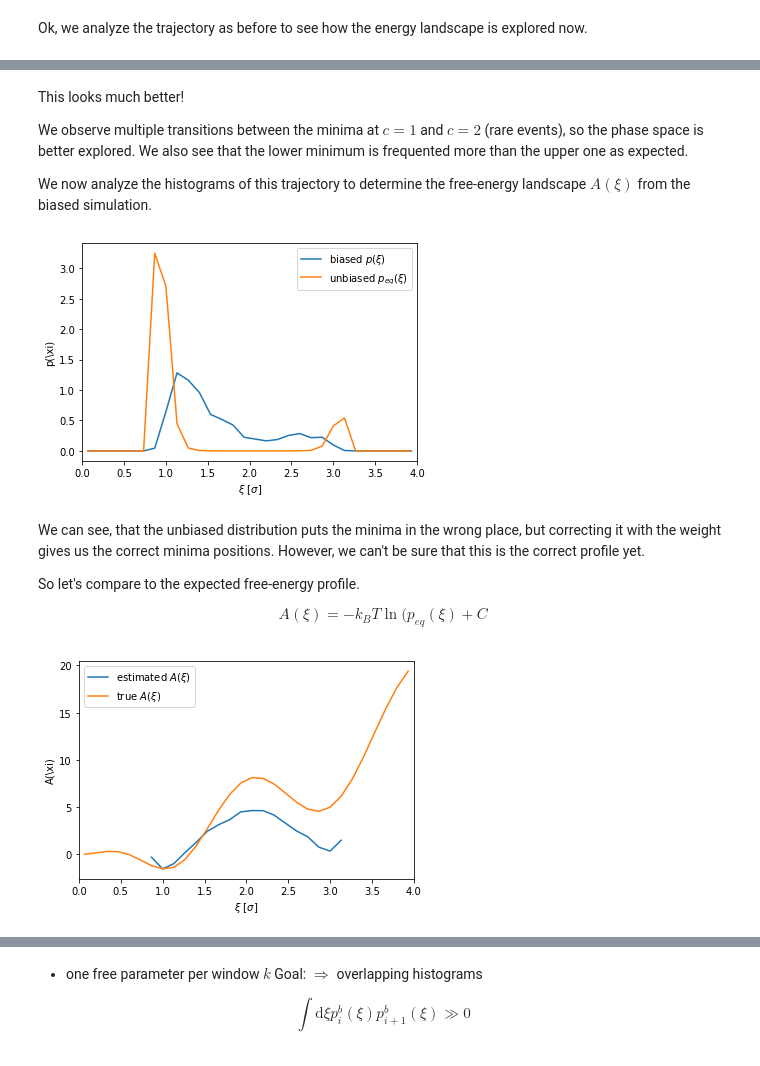
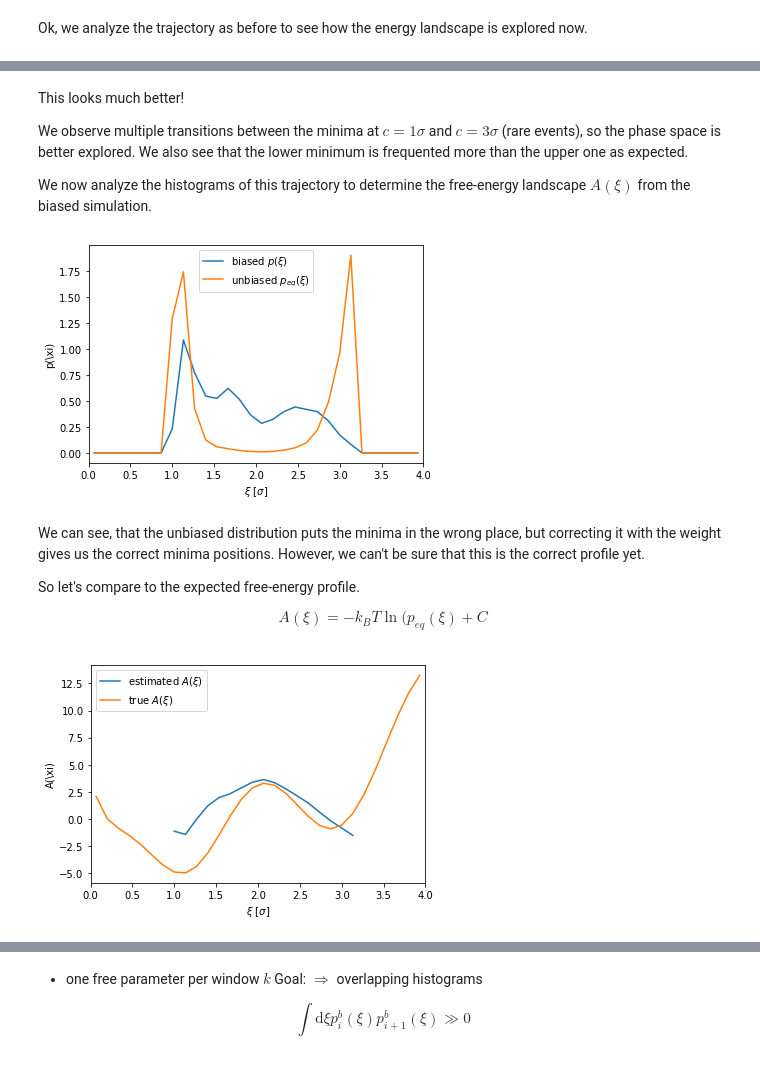
Before and after one commit to SSAGESLabs/PySAGES, a Jupyter notebook: examples/Advanced_Sampling_Introduction.ipynb, the cells around one changed output, grey strips where cells are left out. Cells and saved outputs as stored; diff of their text form; code cells hidden in the pictures.

```diff
--- a/examples/Advanced_Sampling_Introduction.ipynb
+++ b/examples/Advanced_Sampling_Introduction.ipynb
@@ -161,7 +154,7 @@ Let's examine such a system via computer simulations.
 # %%
 import numpy as np
 
-def potential(x, rmin=0, rmax=100, amplitude=1, roughness=4, periodicity=1):
+def potential(x, rmin=0, rmax=100, amplitude=1., roughness=4, periodicity=1):
   energy = x**2
   energy += (1-np.exp(-x**2))*roughness*np.cos(periodicity*x*np.pi)
   energy *= amplitude
@@ -195,0 +201,21 @@ fig.show()
+# %%
+import matplotlib.pyplot as plt
+fig, ax = plt.subplots()
+ax.set_xlabel(r"$r$ $[\sigma]$")
+ax.set_ylabel(r"$A$ $[k_B T]$")
+ax.set_xlim((0,4))
+
+def correct_free_energy(x, energy):
+  corrected_free_energy = energy - np.log(2*np.pi*x**2)
+  corrected_free_energy -= corrected_free_energy[1]
+  return corrected_free_energy
+
+
+x = np.linspace(0,4,100)
+ax.plot(x, correct_free_energy(x, potential(x)[0]), label="reference")
+ax.plot(x, correct_free_energy(x,potential(x, roughness=6)[0]), label="rougher")
+ax.plot(x, correct_free_energy(x, potential(x, amplitude=2)[0]), label="steeper")
+ax.plot(x, correct_free_energy(x, potential(x, periodicity=2)[0]), label="more minima")
+
+ax.legend(loc="best")
+fig.show()
@@ -212,7 +236,7 @@ def generate_context(**kwargs):
     Generates a simulation context, we pass this function to the attribute
     `run` of our sampling method.
     """
-    fes_coeffs = kwargs.get("fes_coeffs", {"amplitude": 1, "roughness": 4, "periodicity": 1})
+    fes_coeffs = kwargs.get("fes_coeffs", {"amplitude": 1., "roughness": 4, "periodicity": 1})
     hoomd.context.initialize("")
 
     ### System Definition
@@ -226,8 +250,8 @@ def generate_context(**kwargs):
     snapshot.particles.typeid[0] = 0
     snapshot.particles.typeid[1] = 1
 
-    # Refernce particle at extension 2.8 and ghost particle at origin
-    positions = np.array([[2.8,  0,  0], [0, 0,  0]])
+    # Refernce particle at an extension and a ghost particle at origin
+    positions = np.array([[3.0,  0,  0], [0, 0,  0]])
 
     snapshot.particles.position[:] = positions[:]
 
@@ -245,7 +269,6 @@ def generate_context(**kwargs):
     dt=1e-3
     hoomd.md.integrate.mode_standard(dt = dt)
     # We do not integrate the ghost particle
-    integration_group = hoomd.group.type("P")
     integrator = hoomd.md.integrate.nvt(group = hoomd.group.all(), kT = kBT, tau = 100*dt)
     integrator.randomize_velocities(seed = 42)
 
@@ -265,4 +288,4 @@ from pysages.colvars import Distance
 import pysages
 
 # Distance from our particle to origin (particle 1)
-cvs = [Distance( (0, 1))]
+cvs = [Distance(([0], [1]))]
@@ -438,32 +452,32 @@ Average TPS: 2919.25
 # %% [markdown]
 This looks much better!
 
-We observe multiple transitions between the minima at $c=1$ and $c=2$ (rare events), so the phase space is better explored. We also see that the lower minimum is frequented more than the upper one as expected.
+We observe multiple transitions between the minima at $c=1\sigma$ and $c=3\sigma$ (rare events), so the phase space is better explored. We also see that the lower minimum is frequented more than the upper one as expected.
 
 We now analyze the histograms of this trajectory to determine the free-energy landscape $A(\xi)$ from the biased simulation.
 # %%
 from scipy import integrate
 def plot_one_histogram(result):
   histogram_log = result.callbacks[0]
 
   hist, edges = histogram_log.get_histograms(bins=30, range=[(0,4)])
   fig, ax = plt.subplots()
   ax.set_xlabel(r"$\xi$ $[\sigma]$")
   ax.set_ylabel(r"p(\xi)")
   ax.set_xlim((0, 4))
 
   x = edges[0][:-1] + np.diff(edges[0])/2
   ax.plot(x, hist, label=r"biased $p(\xi)$")
-  weight = np.exp(-kspring*(x-2)**2)
+  weight = np.exp(-kBT*kspring/2*(x-2)**2)
   unbiased_distribution = hist/weight
   unbiased_distribution /= integrate.simpson(unbiased_distribution, x)
   ax.plot(x, unbiased_distribution, label=r"unbiased $p_{eq}(\xi)$")
 
   ax.legend(loc="best")
   fig.show()
 plot_one_histogram(result)
 # %% [output]
-[figure, old version]
+[figure, new version]
 # %% [markdown]
 We can see, that the unbiased distribution puts the minima in the wrong place, but correcting it with the weight gives us the correct minima positions.
 However, we can't be sure that this is the correct profile yet.
@@ -483,20 +497,19 @@ def plot_one_free_energy(result):
 
   x = edges[0][:-1] + np.diff(edges[0])/2
 
-  weight = np.exp(-kspring/2*(x-2)**2)
+  weight = np.exp(-kBT*kspring/2*(x-2)**2)
   unbiased_distribution = hist/weight
   unbiased_distribution /= integrate.simpson(unbiased_distribution, x)
 
   estimated_profile = -kBT * np.log(unbiased_distribution)
   constant_C = -np.min(estimated_profile) + np.min(potential(x)[0])
   ax.plot(x, estimated_profile + constant_C, label=r"estimated $A(\xi)$")
-
-  ax.plot(x, potential(x)[0], label=r"true $A(\xi)$")
+  ax.plot(x, correct_free_energy(x, potential(x)[0]), label=r"true $A(\xi)$")
 
   ax.legend(loc="best")
   fig.show()
 plot_one_free_energy(result)
 # %% [output]
-[figure, old version]
+[figure, new version]
 # %% [markdown]
 That estimation is not bad.
```
Also changed, not shown: parts of 34 cells of this notebook, 1 other file.
